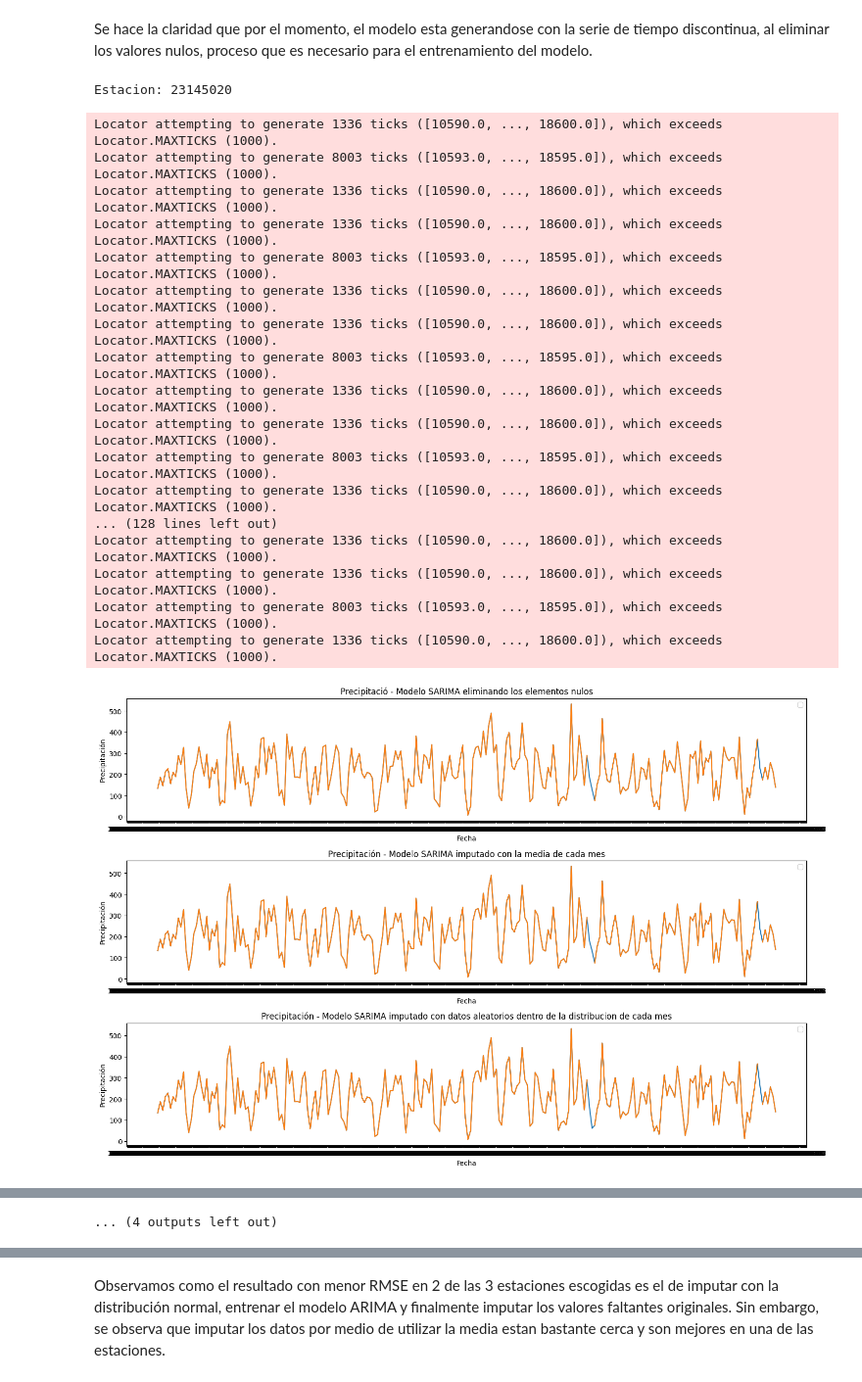
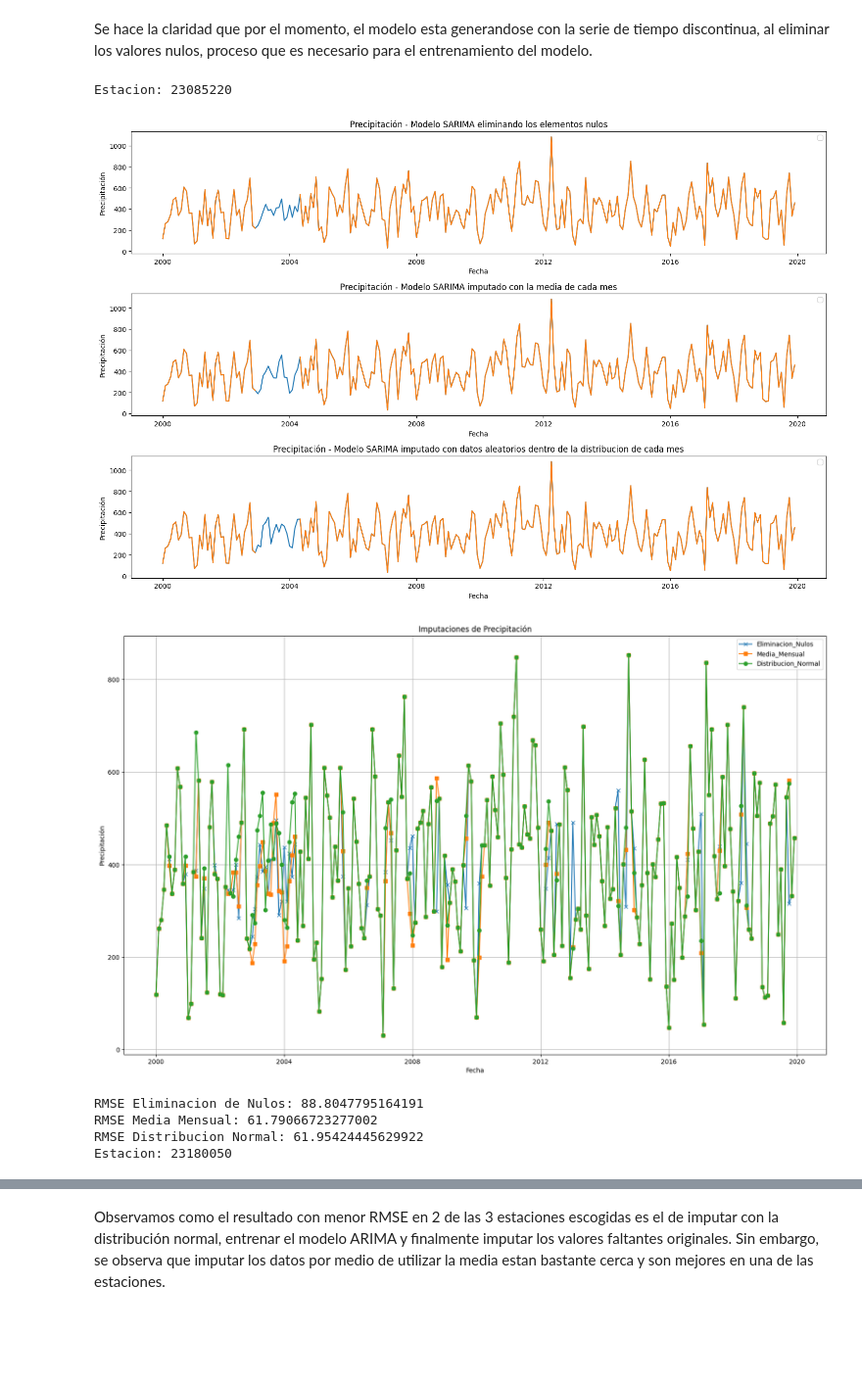
Before and after one commit to nlmaldonadog/HomogenizacionSeriesPrecipitacion, a Jupyter notebook: CuadernosDeTrabajo/3. Modelos_Sarima.ipynb, the cells around one changed output, grey strips where cells are left out. Shown at 98% size. Saved outputs shown, nothing was run; the diff lists cells and outputs as text; code cells hidden in the pictures; blank space fills up the shorter version.

```diff
--- a/CuadernosDeTrabajo/3. Modelos_Sarima.ipynb
+++ b/CuadernosDeTrabajo/3. Modelos_Sarima.ipynb
@@ -318,8 +317,6 @@ for df, station in zip(dfs, stations):
 
     df_ARIMA['Fecha'] = pd.to_datetime(df_ARIMA['Fecha'])
 
-    # Llenamos el dataframe imputando los valores con al media de cada mas, para posteriormente entrenar el modelo y finalmente predecir los valores en los nulos de la serie de tiempo original.
-    # Imputación usando la media mensual
     df_ARIMA['Precipitacion_Medias'] = df_ARIMA[station]
     months = df_ARIMA['Mes'].unique()
     for i in months:
@@ -342,12 +339,9 @@ for df, station in zip(dfs, stations):
 
     output_models = '../RecursosYDocumentos/SARIMA/'
 
-
     model_1 = auto_arima(df_ARIMA[station].dropna(), seasonal=True, m=12, trace=False)
-    # Ajustamos el modelo ARIMA con los 6 valores encontrados
     model_1 = ARIMA(df_ARIMA[station].dropna(), order=(model_1.order[0], model_1.order[1], model_1.order[2]), seasonal_order=(model_1.seasonal_order[0], model_1.seasonal_order[1], model_1.seasonal_order[2], 12))
     model_fit_1 = model_1.fit()
-
 
     model_2 = auto_arima(df_ARIMA['Precipitacion_Medias'], seasonal=True, m=12, trace=False)
     model_2 = ARIMA(df_ARIMA['Precipitacion_Medias'], order=(model_2.order[0], model_2.order[1], model_2.order[2]), seasonal_order=(model_2.seasonal_order[0], model_2.seasonal_order[1], model_2.seasonal_order[2], 12))
@@ -363,11 +357,16 @@ for df, station in zip(dfs, stations):
     df_ARIMA["Precipitacion_Medias"] = df_ARIMA[station]
     df_ARIMA["Precipitacion_Normal"] = df_ARIMA[station]
 
-    # Usar el modelo entrenado para predecir los valores nulos
+    # # Usar el modelo entrenado para predecir los valores nulos
     for i in df_ARIMA[df_ARIMA["Precipitacion_Eliminacion"].isna()].index:
         df_ARIMA.loc[i, "Precipitacion_Eliminacion"] = model_fit_1.predict(start=i, end=i).values[0]
         df_ARIMA.loc[i, "Precipitacion_Medias"] = model_fit_2.predict(start=i, end=i).values[0]
         df_ARIMA.loc[i, "Precipitacion_Normal"] = model_fit_3.predict(start=i, end=i).values[0]
+
+    # ajustamos los valores negativos a 0
+    df_ARIMA['Precipitacion_Eliminacion'] = df_ARIMA['Precipitacion_Eliminacion'].apply(lambda x: 0 if x < 0 else x)
+    df_ARIMA['Precipitacion_Medias'] = df_ARIMA['Precipitacion_Medias'].apply(lambda x: 0 if x < 0 else x)
+    df_ARIMA['Precipitacion_Normal'] = df_ARIMA['Precipitacion_Normal'].apply(lambda x: 0 if x < 0 else x)
 
     df_ARIMA = df_ARIMA.rename(columns={station: 'Precipitacion_Original'})
 
@@ -375,11 +374,9 @@ for df, station in zip(dfs, stations):
     fig, axs = plt.subplots(3, 1, figsize=(15, 10))
     axs[0].plot(df_ARIMA['Fecha'], df_ARIMA['Precipitacion_Eliminacion'])
     axs[0].plot(df_ARIMA['Fecha'], df_ARIMA['Precipitacion_Original'])
-    axs[0].set_title('Precipitació - Modelo SARIMA eliminando los elementos nulos')
+    axs[0].set_title('Precipitación - Modelo SARIMA eliminando los elementos nulos')
     axs[0].set_xlabel('Fecha')
     axs[0].set_ylabel('Precipitación')
-    axs[0].xaxis.set_major_locator(plt.MultipleLocator(6))
-    axs[0].xaxis.set_minor_locator(plt.MultipleLocator(1))
     axs[0].legend()
 
     axs[1].plot(df_ARIMA['Fecha'], df_ARIMA['Precipitacion_Medias'])
@@ -387,8 +384,6 @@ for df, station in zip(dfs, stations):
     axs[1].set_title('Precipitación - Modelo SARIMA imputado con la media de cada mes')
     axs[1].set_xlabel('Fecha')
     axs[1].set_ylabel('Precipitación')
-    axs[1].xaxis.set_major_locator(plt.MultipleLocator(6))
-    axs[1].xaxis.set_minor_locator(plt.MultipleLocator(1))
     axs[1].legend()
 
     axs[2].plot(df_ARIMA['Fecha'], df_ARIMA['Precipitacion_Normal'])
@@ -396,8 +391,6 @@ for df, station in zip(dfs, stations):
     axs[2].set_title('Precipitación - Modelo SARIMA imputado con datos aleatorios dentro de la distribucion de cada mes')
     axs[2].set_xlabel('Fecha')
     axs[2].set_ylabel('Precipitación')
-    axs[2].xaxis.set_major_locator(plt.MultipleLocator(6))
-    axs[2].xaxis.set_minor_locator(plt.MultipleLocator(1))
     axs[2].legend()
 
     plt.tight_layout()
@@ -407,11 +400,9 @@ for df, station in zip(dfs, stations):
     fig, axs = plt.subplots(3, 1, figsize=(15, 10))
     axs[0].plot(df_ARIMA['Fecha'], df_ARIMA['Precipitacion_Eliminacion'])
     axs[0].plot(df_ARIMA['Fecha'], df_ARIMA['Precipitacion_Original'])
-    axs[0].set_title('Precipitació - Modelo SARIMA eliminando los elementos nulos')
+    axs[0].set_title('Precipitación - Modelo SARIMA eliminando los elementos nulos')
     axs[0].set_xlabel('Fecha')
     axs[0].set_ylabel('Precipitación')
-    axs[0].xaxis.set_major_locator(plt.MultipleLocator(6))
-    axs[0].xaxis.set_minor_locator(plt.MultipleLocator(1))
     axs[0].legend()
 
     axs[1].plot(df_ARIMA['Fecha'], df_ARIMA['Precipitacion_Medias'])
@@ -419,17 +410,13 @@ for df, station in zip(dfs, stations):
     axs[1].set_title('Precipitación - Modelo SARIMA imputado con la media de cada mes')
     axs[1].set_xlabel('Fecha')
     axs[1].set_ylabel('Precipitación')
-    axs[1].xaxis.set_major_locator(plt.MultipleLocator(6))
-    axs[1].xaxis.set_minor_locator(plt.MultipleLocator(1))
     axs[1].legend()
 
     axs[2].plot(df_ARIMA['Fecha'], df_ARIMA['Precipitacion_Normal'])
     axs[2].plot(df_ARIMA['Fecha'], df_ARIMA['Precipitacion_Original'])
-    axs[2].set_title('Precipitación - Modelo SARIMA imputado con datos aleatorios dentro de la distribucion de cada mes')
+    axs[2].set_title('Precipitación - Modelo SARIMA imputado con datos aleatorios dentro de la distribucion normal de cada mes')
     axs[2].set_xlabel('Fecha')
     axs[2].set_ylabel('Precipitación')
-    axs[2].xaxis.set_major_locator(plt.MultipleLocator(6))
-    axs[2].xaxis.set_minor_locator(plt.MultipleLocator(1))
     axs[2].legend()
 
     plt.tight_layout()
@@ -450,6 +437,11 @@ for df, station in zip(dfs, stations):
         df_2.loc[i, 'Precipitacion_SARIMA_Eliminacion'] = model_fit_1.predict(start=i, end=i).values[0]
         df_2.loc[i, 'Precipitacion_SARIMA_Medias'] = model_fit_2.predict(start=i, end=i).values[0]
         df_2.loc[i, 'Precipitacion_SARIMA_Normal'] = model_fit_3.predict(start=i, end=i).values[0]
+
+    # ajustamos los valores negativos a 0
+    df_2['Precipitacion_SARIMA_Eliminacion'] = df_2['Precipitacion_SARIMA_Eliminacion'].apply(lambda x: 0 if x < 0 else x)
+    df_2['Precipitacion_SARIMA_Medias'] = df_2['Precipitacion_SARIMA_Medias'].apply(lambda x: 0 if x < 0 else x)
+    df_2['Precipitacion_SARIMA_Normal'] = df_2['Precipitacion_SARIMA_Normal'].apply(lambda x: 0 if x < 0 else x)
 
     # # Graficar los datos originales y los datos interpolados, graficamos unicamente los datos de los indices 180 a 225
     plt.figure(figsize=(20, 12))
@@ -462,49 +454,37 @@ for df, station in zip(dfs, stations):
     plt.legend()
     plt.grid(True)
     plt.savefig(output_models + station + '_tests_sarima.png')
     plt.close()
 
     # # Graficar los datos originales y los datos interpolados, graficamos unicamente los datos de los indices 180 a 225
     plt.figure(figsize=(20, 12))
     plt.plot(df_2["Fecha"], df_2['Precipitacion_SARIMA_Eliminacion'], label='Eliminacion_Nulos', marker='x')
     plt.plot(df_2["Fecha"], df_2['Precipitacion_SARIMA_Medias'], label='Media_Mensual', marker='s')
     plt.plot(df_2["Fecha"], df_2['Precipitacion_SARIMA_Normal'], label='Distribucion_Normal', marker='o')
     plt.title('Imputaciones de Precipitación')
     plt.xlabel('Fecha')
     plt.ylabel('Precipitación')
     plt.legend()
     plt.grid(True)
     plt.show()
     plt.close()
 
     # Eliminamos todos los nulos de la columna original
     df_2 = df_2.dropna(subset=['Precipitacion_Original'])
 
     rmse_media = sqrt(mean_squared_error(df_2['Precipitacion_Original'], df_2['Precipitacion_SARIMA_Eliminacion']))
     rmse_interpolacion = sqrt(mean_squared_error(df_2['Precipitacion_Original'], df_2['Precipitacion_SARIMA_Medias']))
     rmse_sarima = sqrt(mean_squared_error(df_2['Precipitacion_Original'], df_2['Precipitacion_SARIMA_Normal']))
 
     print('RMSE Eliminacion de Nulos:', rmse_media)
     print('RMSE Media Mensual:', rmse_interpolacion)
     print('RMSE Distribucion Normal:', rmse_sarima)
     rmse.append([rmse_media, rmse_interpolacion, rmse_sarima])
 # %% [output]
-Estacion: 23145020
+Estacion: 23085220
+[figure, new version]
+[figure, new version]
-Locator attempting to generate 1336 ticks ([10590.0, ..., 18600.0]), which exceeds Locator.MAXTICKS (1000).
-Locator attempting to generate 8003 ticks ([10593.0, ..., 18595.0]), which exceeds Locator.MAXTICKS (1000).
-Locator attempting to generate 1336 ticks ([10590.0, ..., 18600.0]), which exceeds Locator.MAXTICKS (1000).
-Locator attempting to generate 1336 ticks ([10590.0, ..., 18600.0]), which exceeds Locator.MAXTICKS (1000).
-Locator attempting to generate 8003 ticks ([10593.0, ..., 18595.0]), which exceeds Locator.MAXTICKS (1000).
-Locator attempting to generate 1336 ticks ([10590.0, ..., 18600.0]), which exceeds Locator.MAXTICKS (1000).
-Locator attempting to generate 1336 ticks ([10590.0, ..., 18600.0]), which exceeds Locator.MAXTICKS (1000).
-Locator attempting to generate 8003 ticks ([10593.0, ..., 18595.0]), which exceeds Locator.MAXTICKS (1000).
-Locator attempting to generate 1336 ticks ([10590.0, ..., 18600.0]), which exceeds Locator.MAXTICKS (1000).
-Locator attempting to generate 1336 ticks ([10590.0, ..., 18600.0]), which exceeds Locator.MAXTICKS (1000).
-Locator attempting to generate 8003 ticks ([10593.0, ..., 18595.0]), which exceeds Locator.MAXTICKS (1000).
-Locator attempting to generate 1336 ticks ([10590.0, ..., 18600.0]), which exceeds Locator.MAXTICKS (1000).
-... (128 lines left out)
-Locator attempting to generate 1336 ticks ([10590.0, ..., 18600.0]), which exceeds Locator.MAXTICKS (1000).
-Locator attempting to generate 1336 ticks ([10590.0, ..., 18600.0]), which exceeds Locator.MAXTICKS (1000).
-Locator attempting to generate 8003 ticks ([10593.0, ..., 18595.0]), which exceeds Locator.MAXTICKS (1000).
-Locator attempting to generate 1336 ticks ([10590.0, ..., 18600.0]), which exceeds Locator.MAXTICKS (1000).
+RMSE Eliminacion de Nulos: 88.8047795164191
+RMSE Media Mensual: 61.79066723277002
+RMSE Distribucion Normal: 61.95424445629922
+Estacion: 23180050
-[figure, old version]
@@ -590,4 +502,3 @@ Locator attempting to generate 1336 ticks ([10590.0, ..., 18600.0]), which excee
-... (4 outputs left out)
 # %%
 # Creamos un dataframe con los resultados
 df_results = pd.DataFrame(results, columns=['ADF_Original', 'ADF_Medias', 'ADF_Normal'])
```
Also changed, not shown: parts of 12 cells of this notebook, 7 other files.
